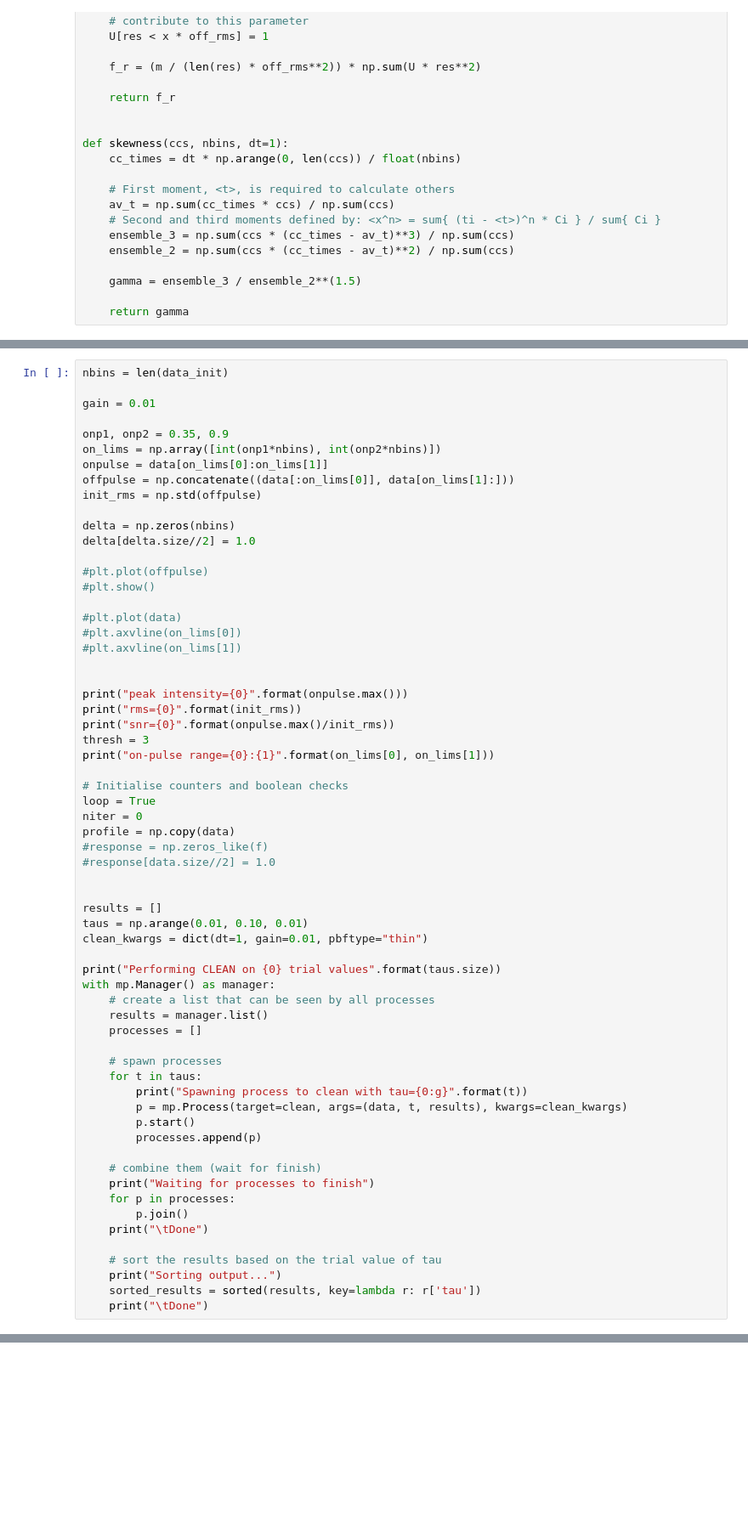
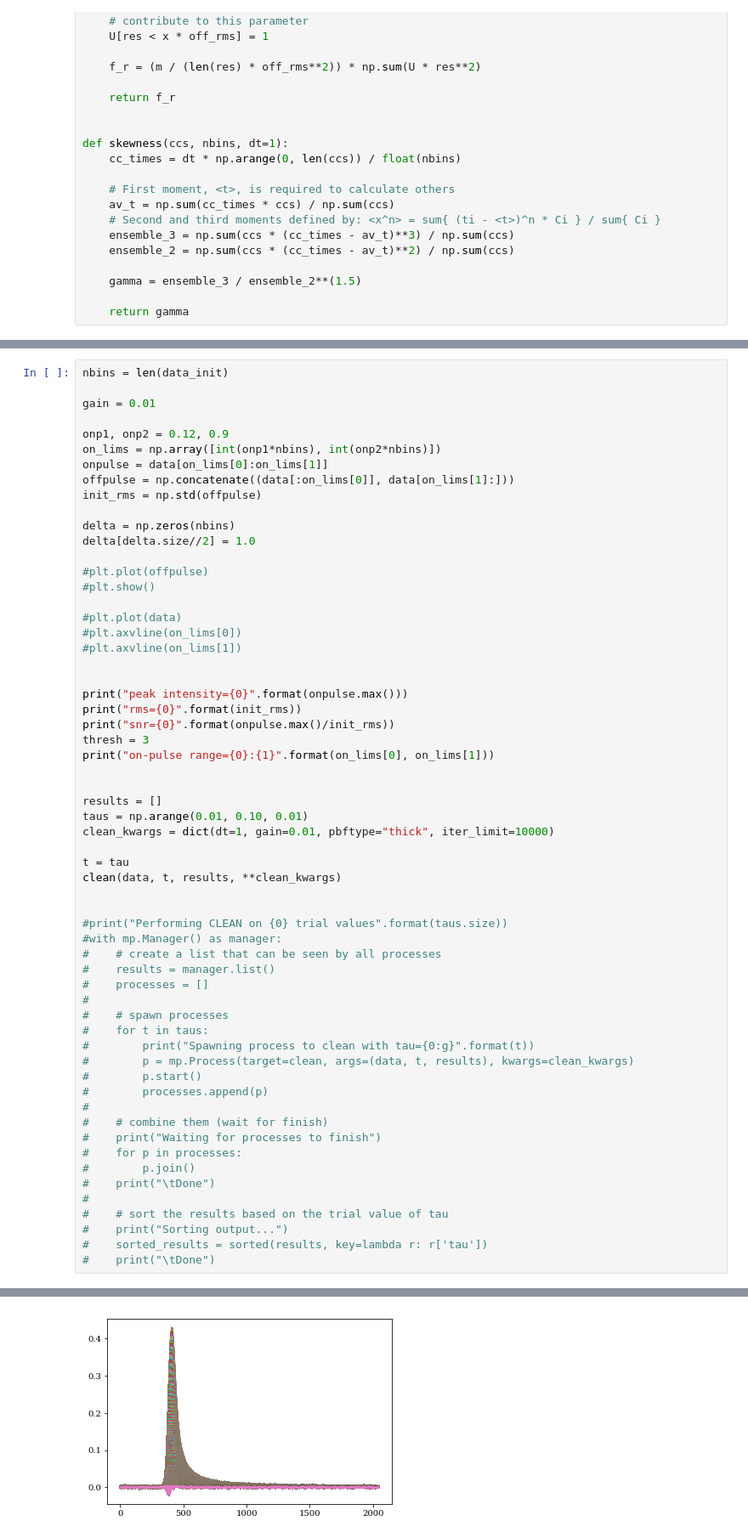
Before and after one commit to bwmeyers/tauclean, a Jupyter notebook: tauclean.ipynb, the cells around one changed output, grey strips where cells are left out. Shown: that part at 85% size. Saved outputs shown, nothing was run; the diff lists cells and outputs as text; blank space fills up the shorter version.

```diff
--- a/tauclean.ipynb
+++ b/tauclean.ipynb
@@ -205,7 +273,7 @@ nbins = len(data_init)
 
 gain = 0.01
 
-onp1, onp2 = 0.35, 0.9
+onp1, onp2 = 0.12, 0.9
 on_lims = np.array([int(onp1*nbins), int(onp2*nbins)])
 onpulse = data[on_lims[0]:on_lims[1]]
 offpulse = np.concatenate((data[:on_lims[0]], data[on_lims[1]:]))
@@ -228,39 +296,36 @@ print("snr={0}".format(onpulse.max()/init_rms))
 thresh = 3
 print("on-pulse range={0}:{1}".format(on_lims[0], on_lims[1]))
 
-# Initialise counters and boolean checks
-loop = True
-niter = 0
-profile = np.copy(data)
-#response = np.zeros_like(f)
-#response[data.size//2] = 1.0
-
 
 results = []
 taus = np.arange(0.01, 0.10, 0.01)
-clean_kwargs = dict(dt=1, gain=0.01, pbftype="thin")
+clean_kwargs = dict(dt=1, gain=0.01, pbftype="thick", iter_limit=10000)
 
-print("Performing CLEAN on {0} trial values".format(taus.size))
-with mp.Manager() as manager:
-    # create a list that can be seen by all processes
-    results = manager.list()
-    processes = []
+t = tau
+clean(data, t, results, **clean_kwargs)
 
-    # spawn processes
-    for t in taus:
-        print("Spawning process to clean with tau={0:g}".format(t))
-        p = mp.Process(target=clean, args=(data, t, results), kwargs=clean_kwargs)
-        p.start()
-        processes.append(p)
 
-    # combine them (wait for finish)
-    print("Waiting for processes to finish")
-    for p in processes:
-        p.join()
-    print("\tDone")
-
-    # sort the results based on the trial value of tau
-    print("Sorting output...")
-    sorted_results = sorted(results, key=lambda r: r['tau'])
-    print("\tDone")
+#print("Performing CLEAN on {0} trial values".format(taus.size))
+#with mp.Manager() as manager:
+#    # create a list that can be seen by all processes
+#    results = manager.list()
+#    processes = []
+#
+#    # spawn processes
+#    for t in taus:
+#        print("Spawning process to clean with tau={0:g}".format(t))
+#        p = mp.Process(target=clean, args=(data, t, results), kwargs=clean_kwargs)
+#        p.start()
+#        processes.append(p)
+#
+#    # combine them (wait for finish)
+#    print("Waiting for processes to finish")
+#    for p in processes:
+#        p.join()
+#    print("\tDone")
+#
+#    # sort the results based on the trial value of tau
+#    print("Sorting output...")
+#    sorted_results = sorted(results, key=lambda r: r['tau'])
+#    print("\tDone")
 # %% [output]
@@ -284,0 +336 @@ Sorting output...
+[figure, added]
```
Also changed, not shown: parts of 11 cells of this notebook.
